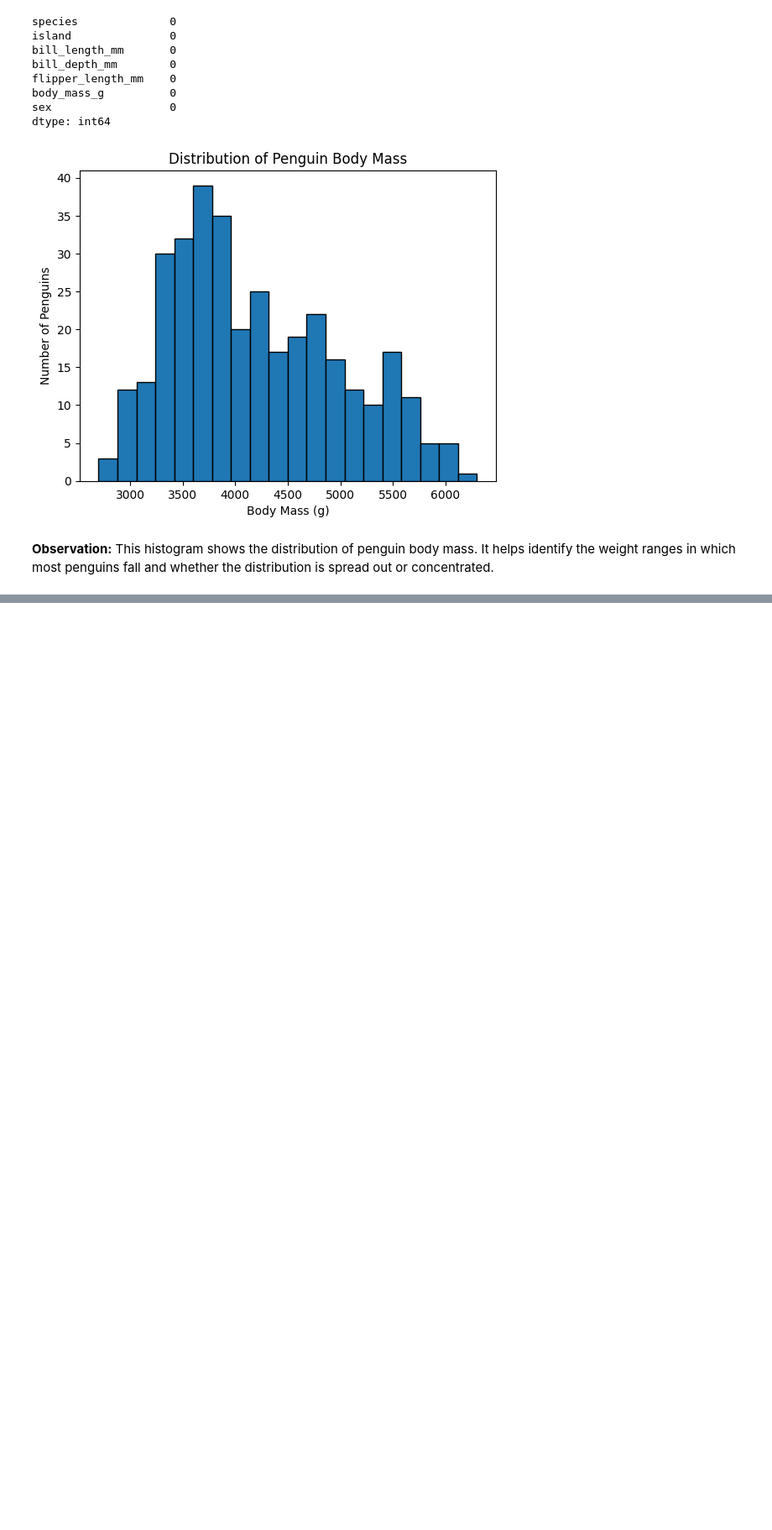
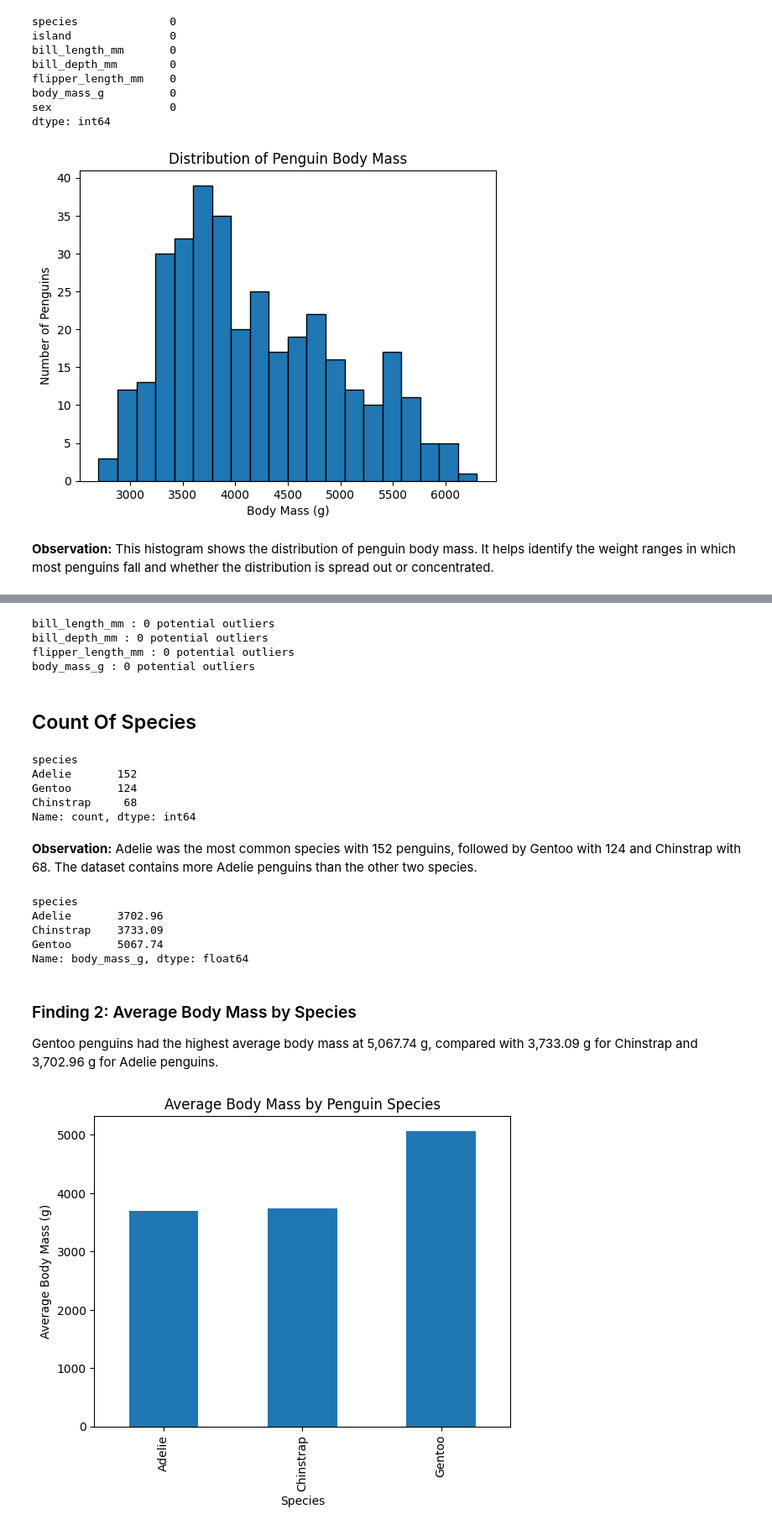
Before and after one commit to umairzahid-dev/Python-for-AI, a Jupyter notebook: notebooks/Week 4/Day 17/UmairZahid_EDA_Project.ipynb, the cells around one changed output, grey strips where cells are left out. Shown at 84% size. Saved outputs shown, nothing was run; the diff lists cells and outputs as text; code cells hidden in the pictures; blank space fills up the shorter version.

```diff
--- a/notebooks/Week 4/Day 17/UmairZahid_EDA_Project.ipynb
+++ b/notebooks/Week 4/Day 17/UmairZahid_EDA_Project.ipynb
@@ -102,0 +140,53 @@ plt.show()
+# %%
+columns = ["bill_length_mm", "bill_depth_mm", "flipper_length_mm", "body_mass_g"]
+
+for col in columns:
+    Q1 = df[col].quantile(0.25)
+    Q3 = df[col].quantile(0.75)
+    IQR = Q3 - Q1
+
+    lower = Q1 - 1.5 * IQR
+    upper = Q3 + 1.5 * IQR
+
+    count = ((df[col] < lower) | (df[col] > upper)).sum()
+
+    print(col, ":", count, "potential outliers")
+# %% [output]
+bill_length_mm : 0 potential outliers
+bill_depth_mm : 0 potential outliers
+flipper_length_mm : 0 potential outliers
+body_mass_g : 0 potential outliers
+# %% [markdown]
+## Count Of Species
+# %%
+df["species"].value_counts()
+# %% [output]
+species
+Adelie       152
+Gentoo       124
+Chinstrap     68
+Name: count, dtype: int64
+# %% [markdown]
+**Observation:** Adelie was the most common species with 152 penguins, followed by Gentoo with 124 and Chinstrap with 68. The dataset contains more Adelie penguins than the other two species.
+# %%
+df.groupby("species")["body_mass_g"].mean().round(2)
+# %% [output]
+species
+Adelie       3702.96
+Chinstrap    3733.09
+Gentoo       5067.74
+Name: body_mass_g, dtype: float64
+# %% [markdown]
+### Finding 2: Average Body Mass by Species
+
+Gentoo penguins had the highest average body mass at 5,067.74 g, compared with 3,733.09 g for Chinstrap and 3,702.96 g for Adelie penguins.
+# %%
+df.groupby("species")["body_mass_g"].mean().plot(kind="bar")
+
+plt.xlabel("Species")
+plt.ylabel("Average Body Mass (g)")
+plt.title("Average Body Mass by Penguin Species")
+plt.savefig("finding2_average_body_mass.png", bbox_inches="tight")
+plt.show()
+# %% [output]
+[figure, added]
```
Also changed, not shown: parts of 9 cells of this notebook, 2 other files.
